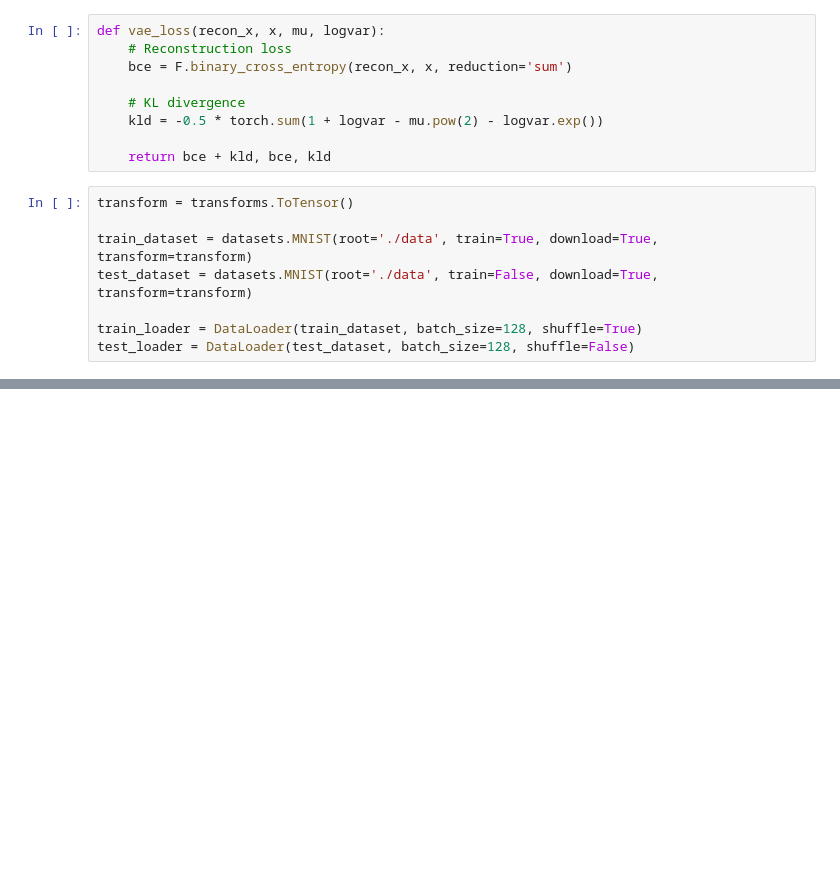
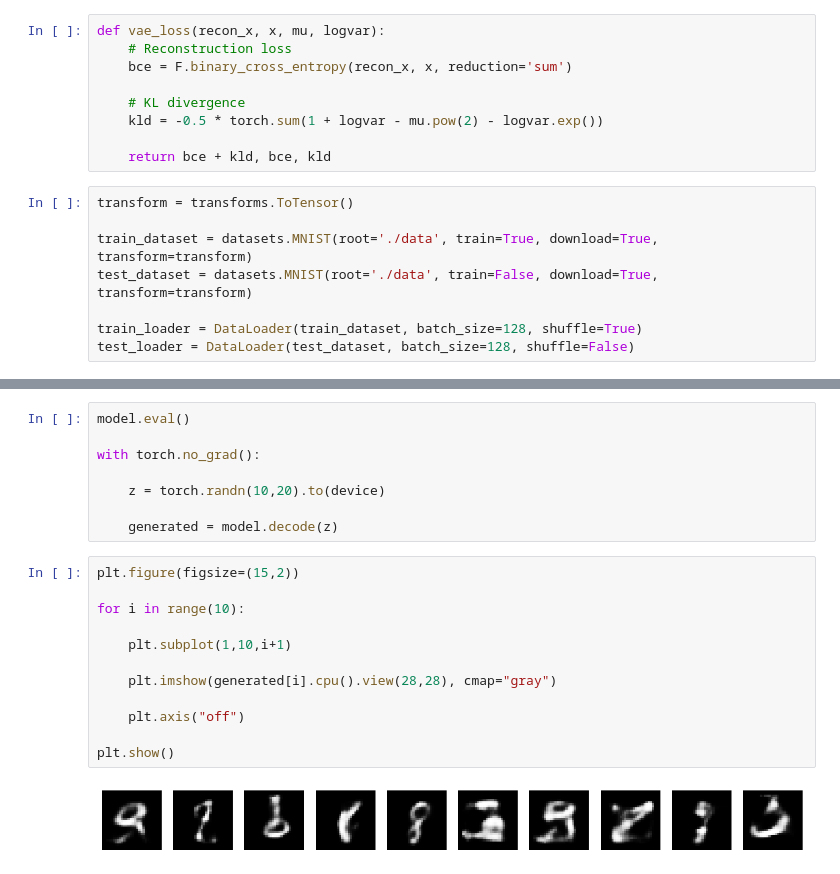
Before and after one commit to osydoong/Variational-autoencoder, a Jupyter notebook: main.ipynb, the cells around one changed output, grey strips where cells are left out. Cells and saved outputs as stored; diff of their text form; blank space fills up the shorter version.

```diff
--- a/main.ipynb
+++ b/main.ipynb
@@ -60,0 +155,22 @@ test_loader = DataLoader(test_dataset, batch_size=128, shuffle=False)
+# %%
+model.eval()
+
+with torch.no_grad():
+
+    z = torch.randn(10,20).to(device)
+
+    generated = model.decode(z)
+# %%
+plt.figure(figsize=(15,2))
+
+for i in range(10):
+
+    plt.subplot(1,10,i+1)
+
+    plt.imshow(generated[i].cpu().view(28,28), cmap="gray")
+
+    plt.axis("off")
+
+plt.show()
+# %% [output]
+[figure, added]
```
Also changed, not shown: parts of 13 cells of this notebook.
